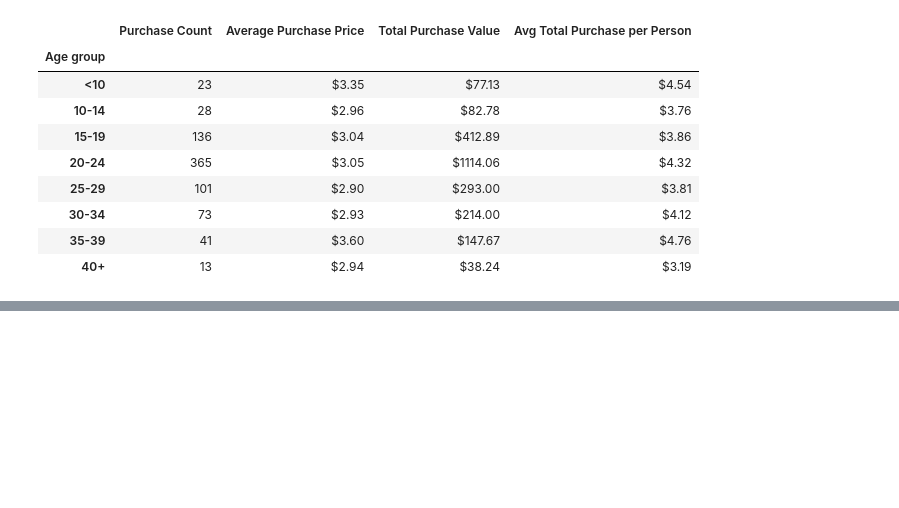
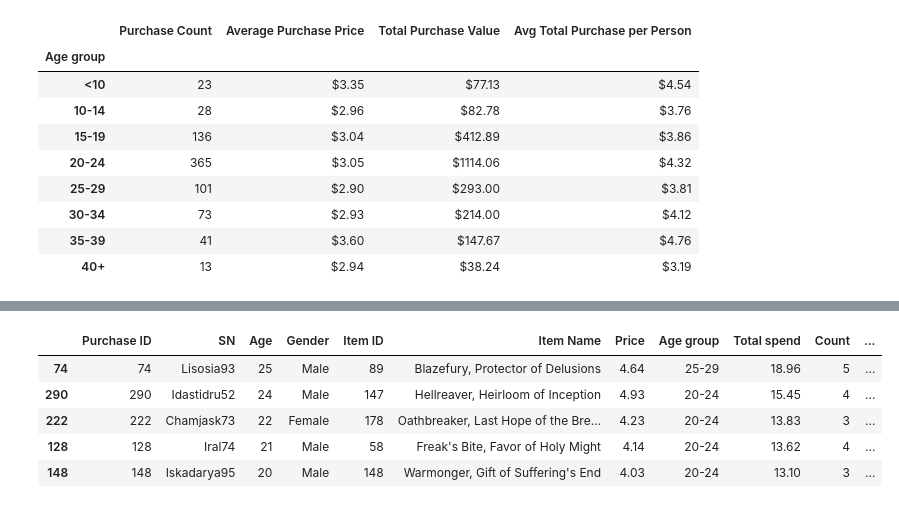
Before and after one commit to anishjv20/pandas-challenge, a Jupyter notebook: HeroesOfPymoli/HeroesOfPymoli.ipynb, the cells around one changed output, grey strips where cells are left out. Saved outputs shown, nothing was run; the diff lists cells and outputs as text; code cells hidden in the pictures; blank space fills up the shorter version.

```diff
--- a/HeroesOfPymoli/HeroesOfPymoli.ipynb
+++ b/HeroesOfPymoli/HeroesOfPymoli.ipynb
@@ -319,0 +356,10 @@ combine.set_index("Age group")
+# %%
+top_5 = purchase_unique.nlargest(5,'Total Purchase Value')
+top_5
+# %% [output]
+|  | Purchase ID | SN | Age | Gender | Item ID | Item Name | Price | Age group | Total spend | Count | ... |
+| 74 | 74 | Lisosia93 | 25 | Male | 89 | Blazefury, Protector of Delusions | 4.64 | 25-29 | 18.96 | 5 | ... |
+| 290 | 290 | Idastidru52 | 24 | Male | 147 | Hellreaver, Heirloom of Inception | 4.93 | 20-24 | 15.45 | 4 | ... |
+| 222 | 222 | Chamjask73 | 22 | Female | 178 | Oathbreaker, Last Hope of the Bre... | 4.23 | 20-24 | 13.83 | 3 | ... |
+| 128 | 128 | Iral74 | 21 | Male | 58 | Freak's Bite, Favor of Holy Might | 4.14 | 20-24 | 13.62 | 4 | ... |
+| 148 | 148 | Iskadarya95 | 20 | Male | 148 | Warmonger, Gift of Suffering's End | 4.03 | 20-24 | 13.10 | 3 | ... |
```
Also changed, not shown: parts of 3 cells of this notebook.
